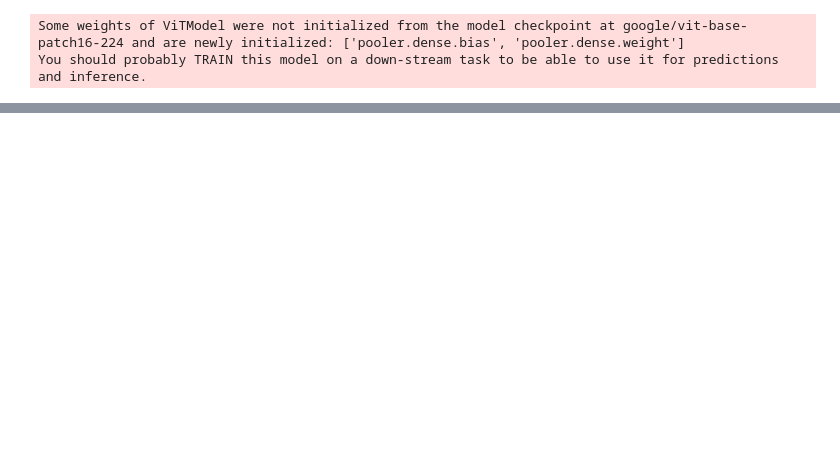
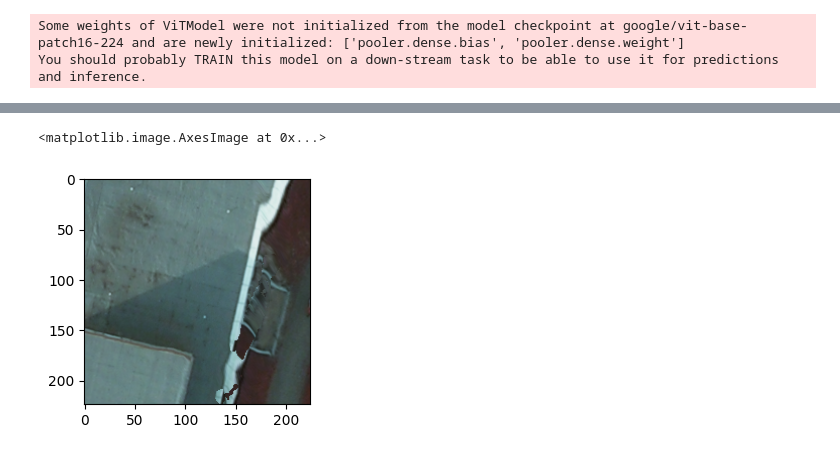
Before and after one commit to Andrew-Aleynik/ISPRS_image_segmentation, a Jupyter notebook: research.ipynb, the cells around one changed output, grey strips where cells are left out. Saved outputs shown, nothing was run; the diff lists cells and outputs as text; code cells hidden in the pictures; blank space fills up the shorter version.

```diff
--- a/research.ipynb
+++ b/research.ipynb
@@ -14,7 +14,7 @@ class Config:
     IMAGES_DIR=f'{DATA_DIR}images/'
     LABELS_DIR=f'{DATA_DIR}labels/'
     PATCH_SIZE=224
-    PATCH_STEP=16
+    PATCH_STEP=112
     NUM_CLASSES=7
     PALETTE = {0 : (255, 255, 255), # Impervious surfaces (white)
            1 : (0, 0, 255),     # Buildings (blue)
@@ -499,0 +506,9 @@ Consider using tensor.detach() first. (Triggered internally at C:\actions-runner
+# %%
+img, label = test_loader.__iter__().__next__()
+label = label.numpy()[0]
+fig = plt.figure()
+fig.add_subplot(121)
+plt.imshow(img.numpy()[2].transpose(1, 2, 0))
+# %% [output]
+<matplotlib.image.AxesImage at 0x...>
+[figure, added]
```
Also changed, not shown: parts of 5 cells of this notebook.
